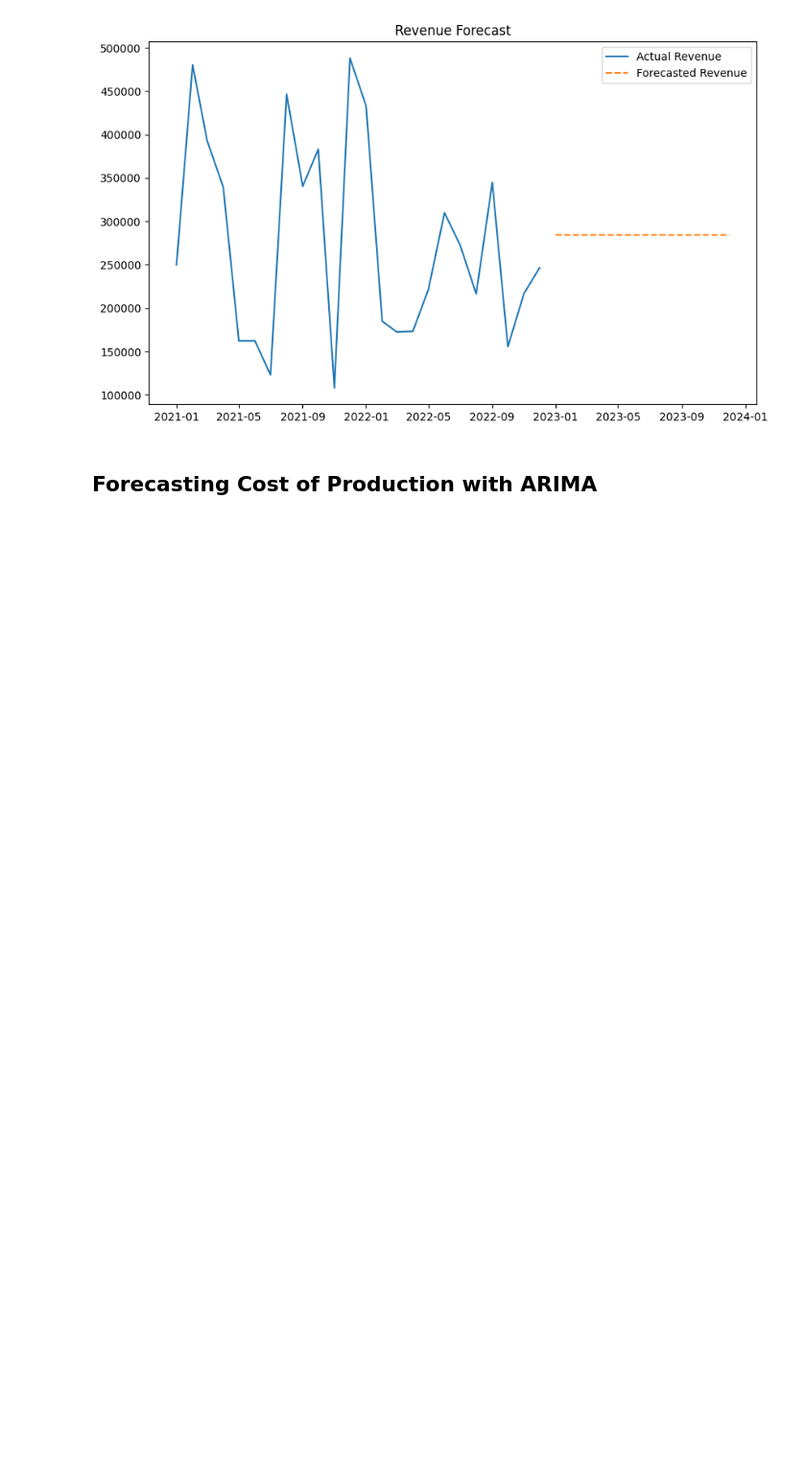
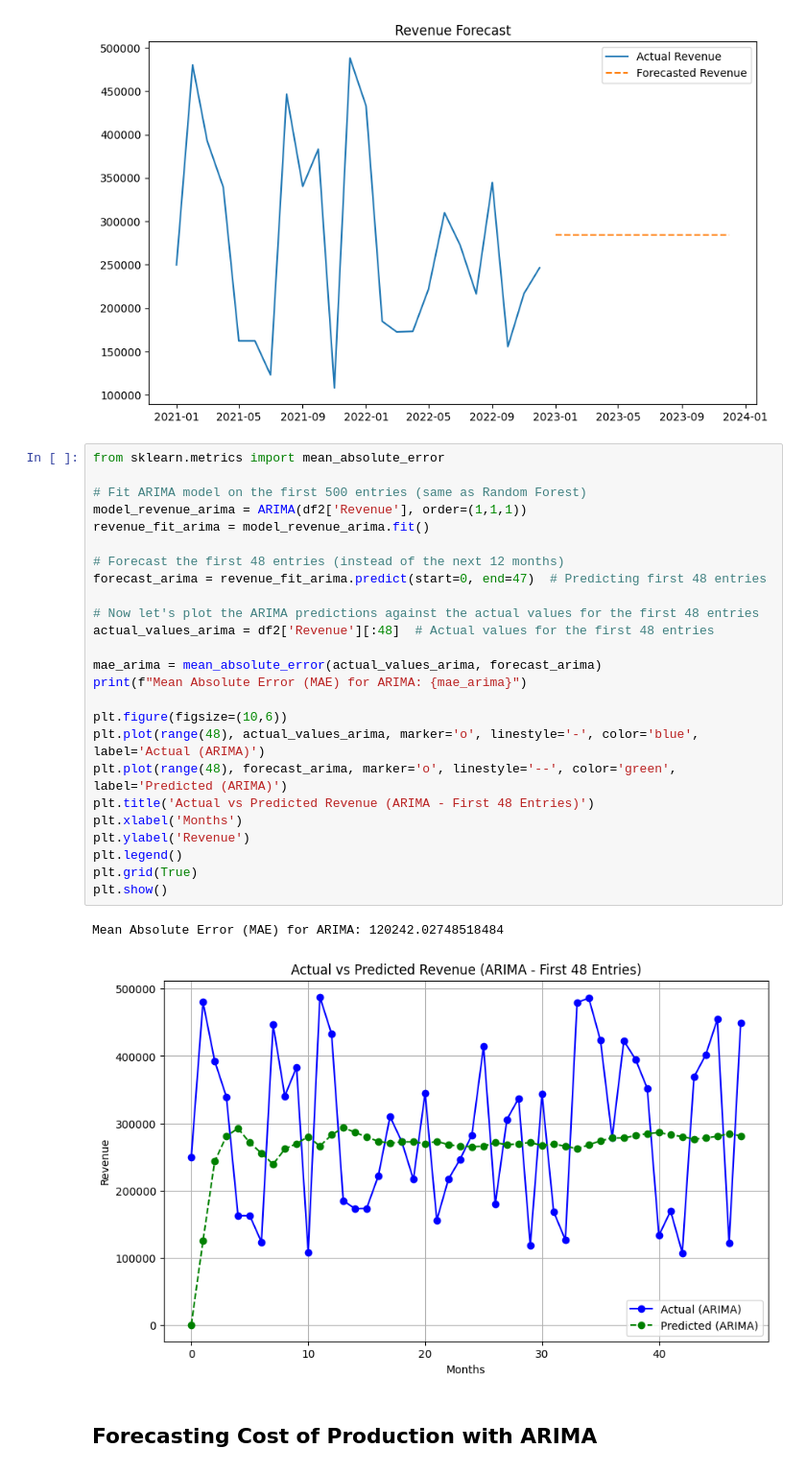
Before and after one commit to ddkryptonite/Financial-Analysis-Prediction, a Jupyter notebook: Finance.ipynb, the cells around one changed output. Shown at 96% size. Cells and saved outputs as stored; diff of their text form; blank space fills up the shorter version.

```diff
--- a/Finance.ipynb
+++ b/Finance.ipynb
@@ -205,6 +205,34 @@ plt.legend()
 plt.show()
 # %% [output]
 [figure]
+# %%
+from sklearn.metrics import mean_absolute_error
+
+# Fit ARIMA model on the first 500 entries (same as Random Forest)
+model_revenue_arima = ARIMA(df2['Revenue'], order=(1,1,1))
+revenue_fit_arima = model_revenue_arima.fit()
+
+# Forecast the first 48 entries (instead of the next 12 months)
+forecast_arima = revenue_fit_arima.predict(start=0, end=47)  # Predicting first 48 entries
+
+# Now let's plot the ARIMA predictions against the actual values for the first 48 entries
+actual_values_arima = df2['Revenue'][:48]  # Actual values for the first 48 entries
+
+mae_arima = mean_absolute_error(actual_values_arima, forecast_arima)
+print(f"Mean Absolute Error (MAE) for ARIMA: {mae_arima}")
+
+plt.figure(figsize=(10,6))
+plt.plot(range(48), actual_values_arima, marker='o', linestyle='-', color='blue', label='Actual (ARIMA)')
+plt.plot(range(48), forecast_arima, marker='o', linestyle='--', color='green', label='Predicted (ARIMA)')
+plt.title('Actual vs Predicted Revenue (ARIMA - First 48 Entries)')
+plt.xlabel('Months')
+plt.ylabel('Revenue')
+plt.legend()
+plt.grid(True)
+plt.show()
+# %% [output]
+Mean Absolute Error (MAE) for ARIMA: 120242.02748518484
+[figure, added]
 # %% [markdown]
 ## Forecasting Cost of Production with ARIMA
 # %%
```
Also changed, not shown: parts of 2 cells of this notebook.
